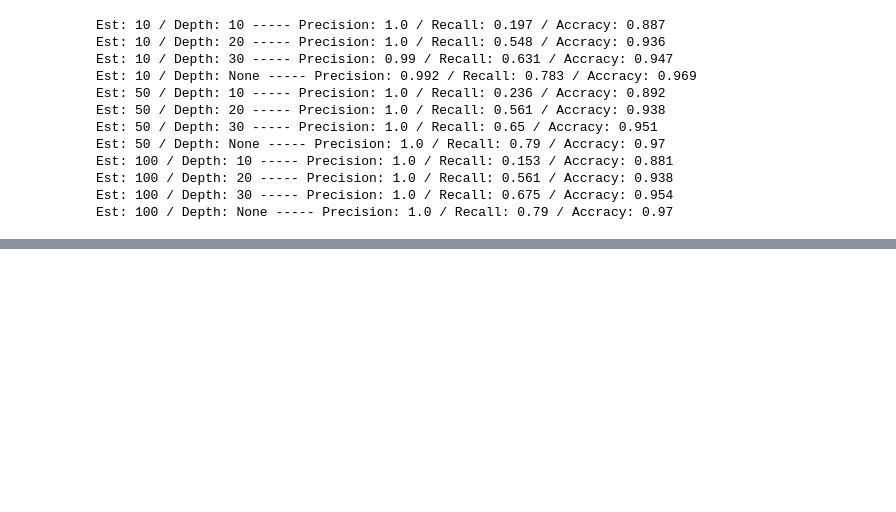
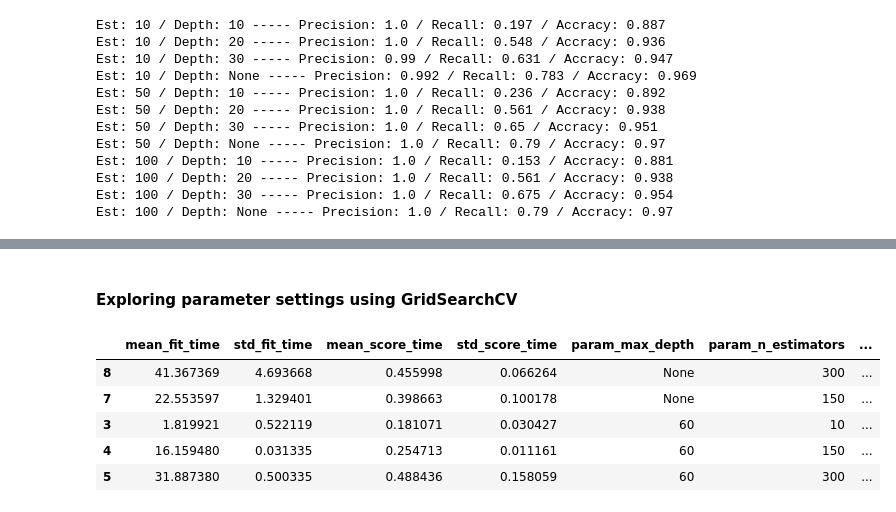
Before and after one commit to Msdot001/Alien_invasion_Game, a Jupyter notebook: NLP_Introduction.ipynb, the cells around one changed output, grey strips where cells are left out. Drawn from its saved outputs; the diff is of its cells as text; code cells hidden in the pictures; blank space fills up the shorter version.

```diff
--- a/NLP_Introduction.ipynb
+++ b/NLP_Introduction.ipynb
@@ -1703,0 +1765,2 @@ Est: 100 / Depth: None ----- Precision: 1.0 / Recall: 0.79 / Accracy: 0.97
+# %% [markdown]
+#### **Exploring parameter settings using GridSearchCV**
@@ -1703,0 +1770,19 @@ Est: 100 / Depth: None ----- Precision: 1.0 / Recall: 0.79 / Accracy: 0.97
+# %%
+rf = RandomForestClassifier()
+param = {'n_estimators': [10, 150, 300],
+    'max_depth': [30,60, None]}
+
+gs = GridSearchCV(rf, param, n_jobs=-1)
+
+# fit the mode
+gs_fit = gs.fit(X_tfidf_feat, data['label'])
+
+# visual the result of the model, calling the cv.results_ method, and keep it into dataframe
+pd.DataFrame(gs_fit.cv_results_).sort_values('mean_test_score', ascending=False)[0:5]
+# %% [output]
+|  | mean_fit_time | std_fit_time | mean_score_time | std_score_time | param_max_depth | param_n_estimators | ... |
+| 8 | 41.367369 | 4.693668 | 0.455998 | 0.066264 | None | 300 | ... |
+| 7 | 22.553597 | 1.329401 | 0.398663 | 0.100178 | None | 150 | ... |
+| 3 | 1.819921 | 0.522119 | 0.181071 | 0.030427 | 60 | 10 | ... |
+| 4 | 16.159480 | 0.031335 | 0.254713 | 0.011161 | 60 | 150 | ... |
+| 5 | 31.887380 | 0.500335 | 0.488436 | 0.158059 | 60 | 300 | ... |
```
Also changed, not shown: parts of 26 cells of this notebook.
